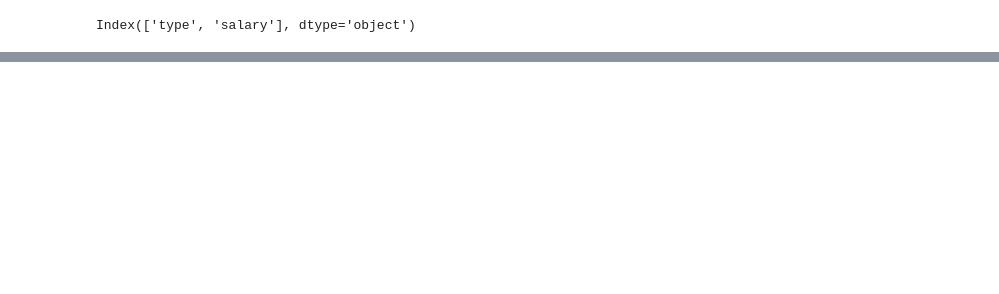
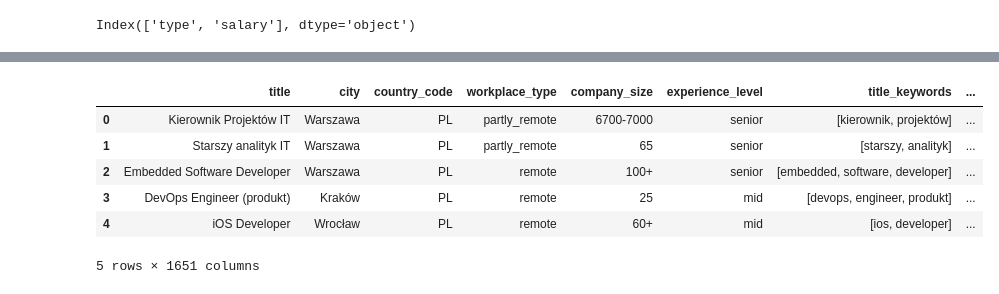
Before and after one commit to dmarszalik/predict_salaries, a Jupyter notebook: predict_salaries.ipynb, the cells around one changed output, grey strips where cells are left out. Cells and saved outputs as stored; diff of their text form; code cells hidden in the pictures; blank space fills up the shorter version.

```diff
--- a/predict_salaries.ipynb
+++ b/predict_salaries.ipynb
@@ -190,0 +199,18 @@ result_df.to_csv(filepath)
+# %%
+# łączę podstawowe dane z danymi o skillach
+df_skills = pd.concat([df, pivot_df], axis=1)
+# %%
+# łącze to co wyżej z danymi o wynagrodzeniach ale często wynagrodzenia są podane jako b2b albo UoP więc zduplikowałem wszystkie dane tak aby umożliwić modelowi ogarniecie tematu
+df_complete_1 = pd.concat([df_skills, df_emplyment_types_l], axis=1)
+df_complete_2 = pd.concat([df_skills, df_emplyment_types_2], axis=1)
+df_complete = pd.concat([df_complete_1, df_complete_2], axis=0)
+# %%
+df_complete.head()
+# %% [output]
+|  | title | city | country_code | workplace_type | company_size | experience_level | title_keywords | ... |
+| 0 | Kierownik Projektów IT | Warszawa | PL | partly_remote | 6700-7000 | senior | [kierownik, projektów] | ... |
+| 1 | Starszy analityk IT | Warszawa | PL | partly_remote | 65 | senior | [starszy, analityk] | ... |
+| 2 | Embedded Software Developer | Warszawa | PL | remote | 100+ | senior | [embedded, software, developer] | ... |
+| 3 | DevOps Engineer (produkt) | Kraków | PL | remote | 25 | mid | [devops, engineer, produkt] | ... |
+| 4 | iOS Developer | Wrocław | PL | remote | 60+ | mid | [ios, developer] | ... |
+5 rows × 1651 columns
```
Also changed, not shown: parts of 42 cells of this notebook.
